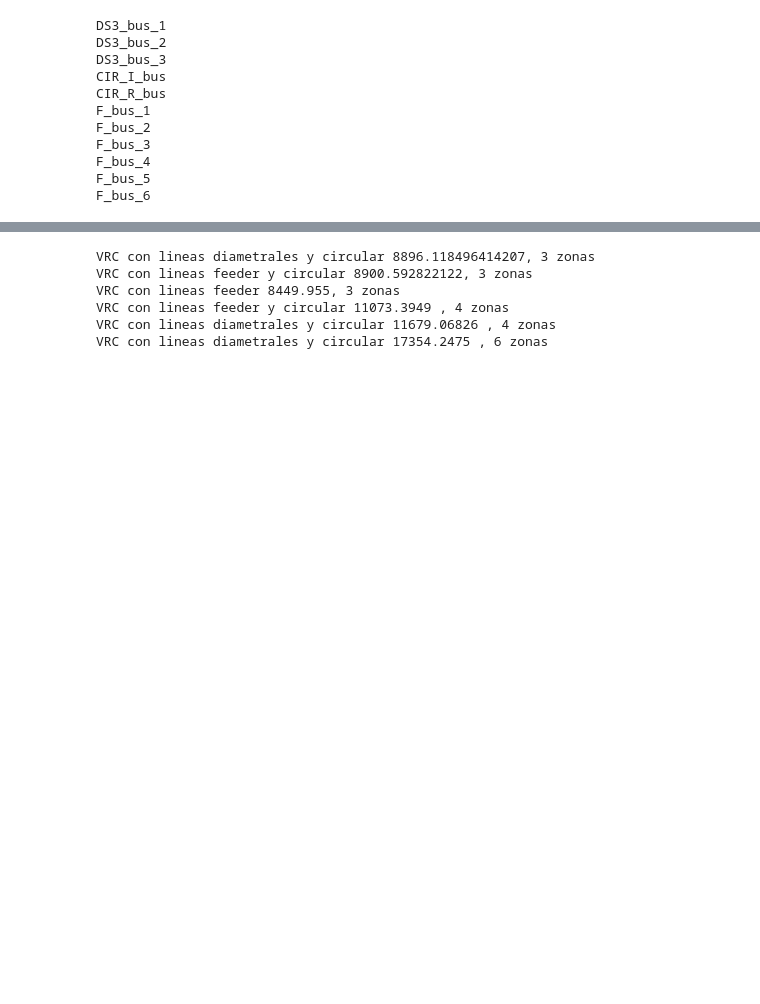
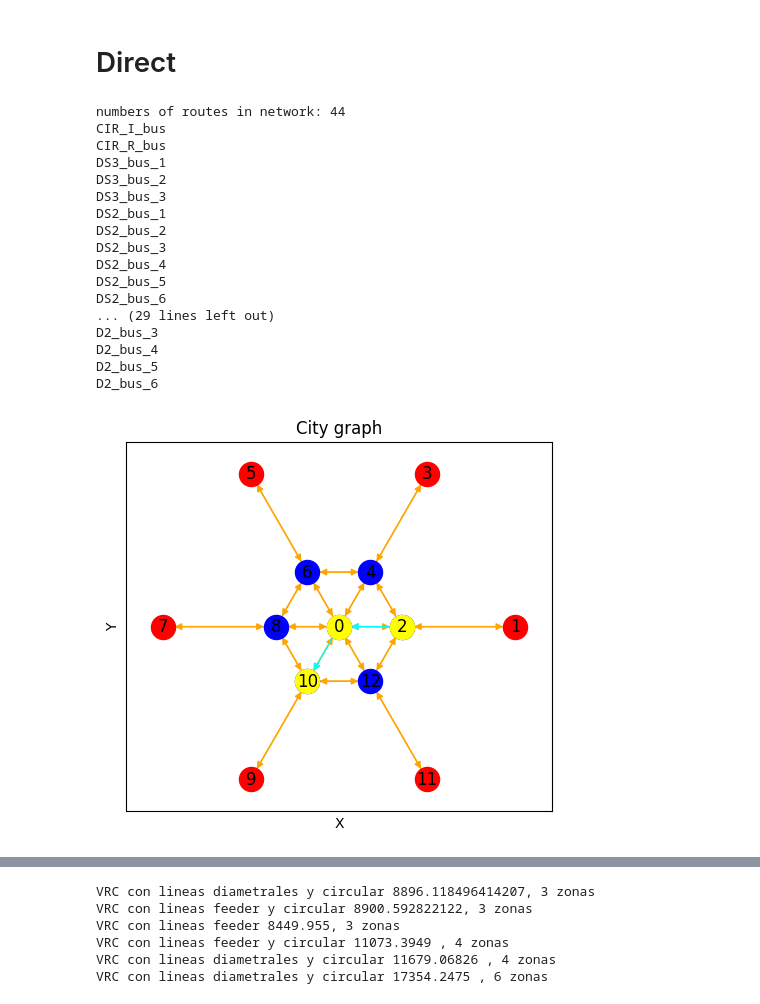
Before and after one commit to valeegomex/Genetic-algorithm-parametric-city, a Jupyter notebook: Resultados_estrategicos.ipynb, the cells around one changed output, grey strips where cells are left out. Cells and saved outputs as stored; diff of their text form; code cells hidden in the pictures; blank space fills up the shorter version.

```diff
--- a/Resultados_estrategicos.ipynb
+++ b/Resultados_estrategicos.ipynb
@@ -17,3 +17,5 @@ import time
 graph_obj = Graph.build_from_parameters(n=6, l=10, g=1.8, p=1)
 passenger_obj =  passenger.Passenger(va=4, pv=2.74, pw=5.48, pa=0, pt=16, spv=2.74, spw=5.48, spa=0, spt=16)
 bus_obj=  TransportMode(name='bus', bya=0, co=8.61 , c1=0.15, c2=0, v=20, t=2.5, fmax=150, kmax=160, theta=0.5, tat=0, d=1, fini=12)
+# %% [markdown]
+# Direct
@@ -20,34 +38,65 @@ bus_obj=  TransportMode(name='bus', bya=0, co=8.61 , c1=0.15, c2=0, v=20, t=2.5,
 # %%
 # build a network without routes
-network_obj = TransportNetwork(graph_obj)
+network_direct = TransportNetwork(graph_obj)
 
-circular_route = network_obj.get_circular_routes(mode_obj=bus_obj)
-diametral_route = network_obj.get_diametral_routes(mode_obj=bus_obj, jump=3, short=True, express=False)
-feeder_route = network_obj.get_feeder_routes(mode_obj=bus_obj)
-radial_route = network_obj.get_radial_routes(mode_obj=bus_obj, short=False, express=False)
+circular_route = network_direct.get_circular_routes(mode_obj=bus_obj)
+diametral_route_j3s = network_direct.get_diametral_routes(mode_obj=bus_obj, jump=3, short=True, express=False)
+diametral_route_j2 = network_direct.get_diametral_routes(mode_obj=bus_obj, jump=2, short=False, express=False)
+diametral_route_j3 = network_direct.get_diametral_routes(mode_obj=bus_obj, jump=3, short=False, express=False)
+diametral_route_j2s = network_direct.get_diametral_routes(mode_obj=bus_obj, jump=2, short=True, express=False)
+diametral_route_j1s = network_direct.get_diametral_routes(mode_obj=bus_obj, jump=1, short=True, express=False)
+feeder_route = network_direct.get_feeder_routes(mode_obj=bus_obj)
+radial_route = network_direct.get_radial_routes(mode_obj=bus_obj, short=False, express=False)
+radial_route_s = network_direct.get_radial_routes(mode_obj=bus_obj, short=True, express=False)
+tangencial_route = network_direct.get_tangencial_routes(mode_obj=bus_obj, jump=2, short=False, express=False)
+
 
 # to add diametral and circular routes to transport network
-for route in diametral_route:
-    network_obj.add_route(route)
 for route in circular_route:
-    network_obj.add_route(route)
+    network_direct.add_route(route)
+for route in diametral_route_j3s:
+    network_direct.add_route(route)
+for route in diametral_route_j2s:
+    network_direct.add_route(route)
+for route in diametral_route_j3:
+    network_direct.add_route(route)
 for route in feeder_route:
-    network_obj.add_route(route)
+    network_direct.add_route(route)
+for route in radial_route:
+    network_direct.add_route(route)
+for route in radial_route_s:
+    network_direct.add_route(route)
+for route in tangencial_route:
+    network_direct.add_route(route)
+for route in diametral_route_j2:
+    network_direct.add_route(route)
 # %%
 # get all routes in network:obj
-routes = network_obj.get_routes()
+routes = network_direct.get_routes()
+print()
+print("numbers of routes in network: {}".format(len(routes)))
 for route in routes:
     print(route.id)
 # %% [output]
+numbers of routes in network: 44
+CIR_I_bus
+CIR_R_bus
 DS3_bus_1
 DS3_bus_2
 DS3_bus_3
-CIR_I_bus
-CIR_R_bus
-F_bus_1
-F_bus_2
-F_bus_3
-F_bus_4
-F_bus_5
-F_bus_6
+DS2_bus_1
+DS2_bus_2
+DS2_bus_3
+DS2_bus_4
+DS2_bus_5
+DS2_bus_6
+... (29 lines left out)
+D2_bus_3
+D2_bus_4
+D2_bus_5
+D2_bus_6
+# %%
+network_direct.plot("sidermit.png", list_routes=["DS2_bus_5"], direction="R")
+# %% [output]
+[figure, added]
 # %%
```
Also changed, not shown: parts of 4 cells of this notebook.
